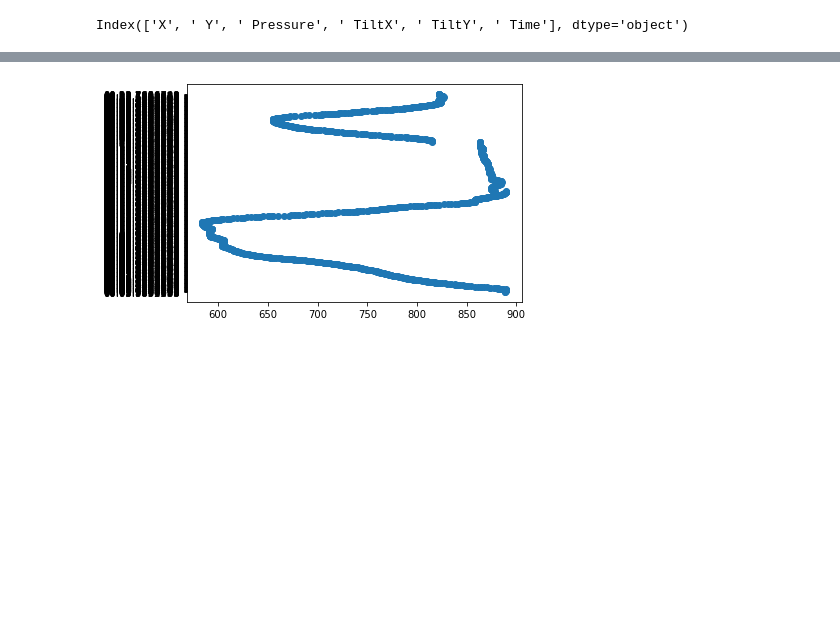
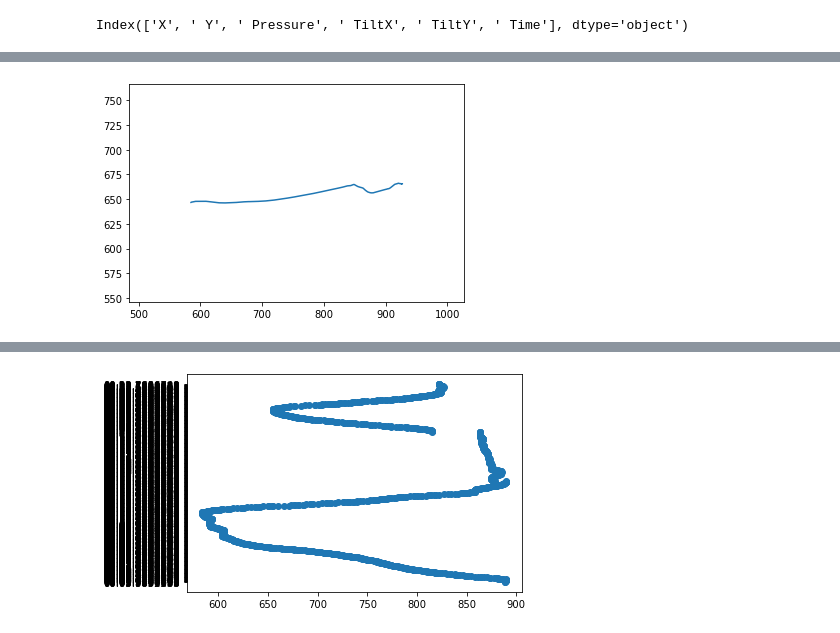
Before and after one commit to BabyBlue555/firstYear_semB_project, a Jupyter notebook: task4.ipynb, the cells around one changed output, grey strips where cells are left out. Saved outputs shown, nothing was run; the diff lists cells and outputs as text; code cells hidden in the pictures; blank space fills up the shorter version.

```diff
--- a/task4.ipynb
+++ b/task4.ipynb
@@ -39,0 +67,8 @@ plt.show()
+# %%
+plt.xlim(min(df['X'])-100,max(df['X'])+100)
+plt.ylim(min(df[' Y'])-100,max(df[' Y'])+100)
+plt.plot(df['X'],df[' Y'])
+# plt.scatter(df['X'],df[' Y'],df[' Time'])
+plt.show()
+# %% [output]
+[figure, added]
```
Also changed, not shown: parts of 23 cells of this notebook.
